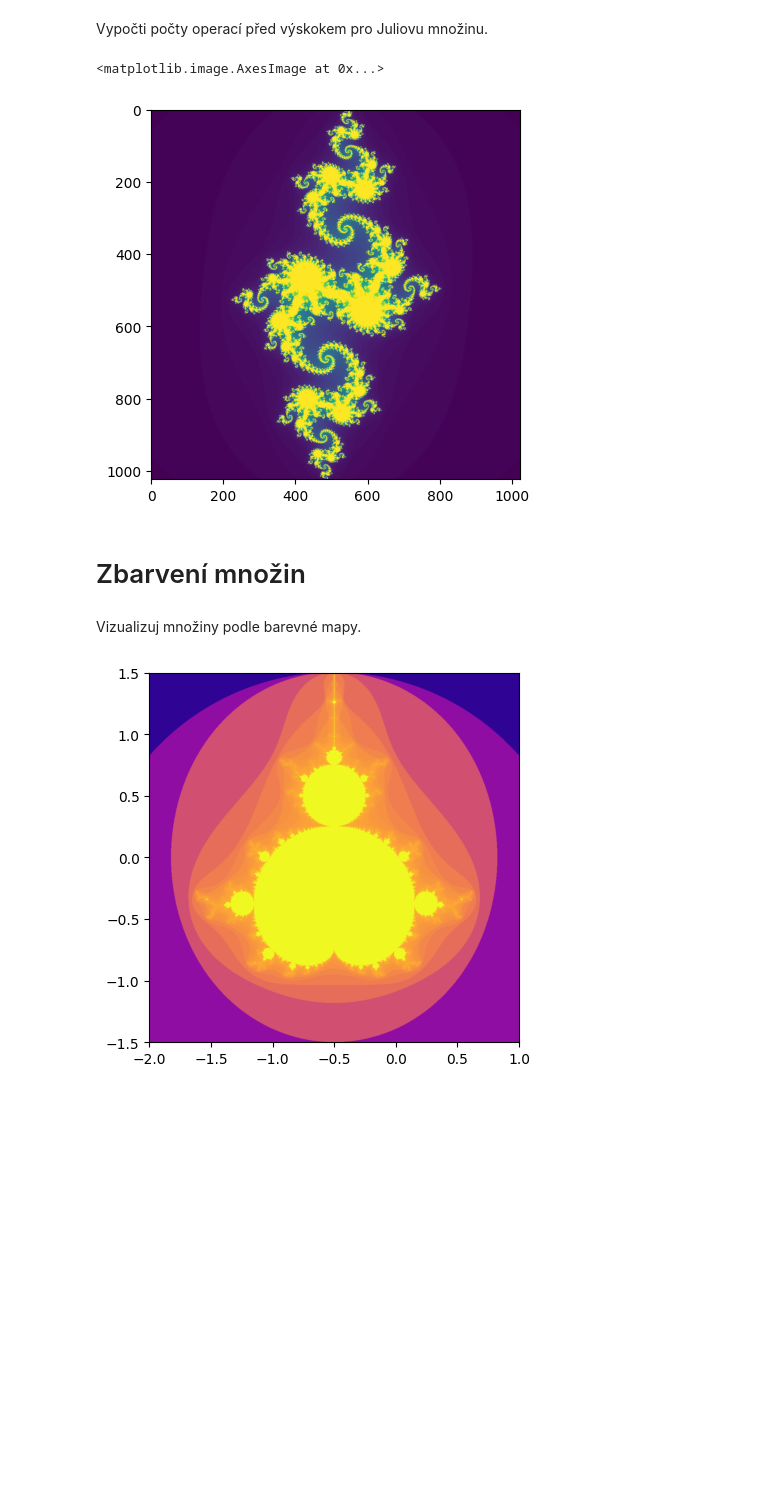
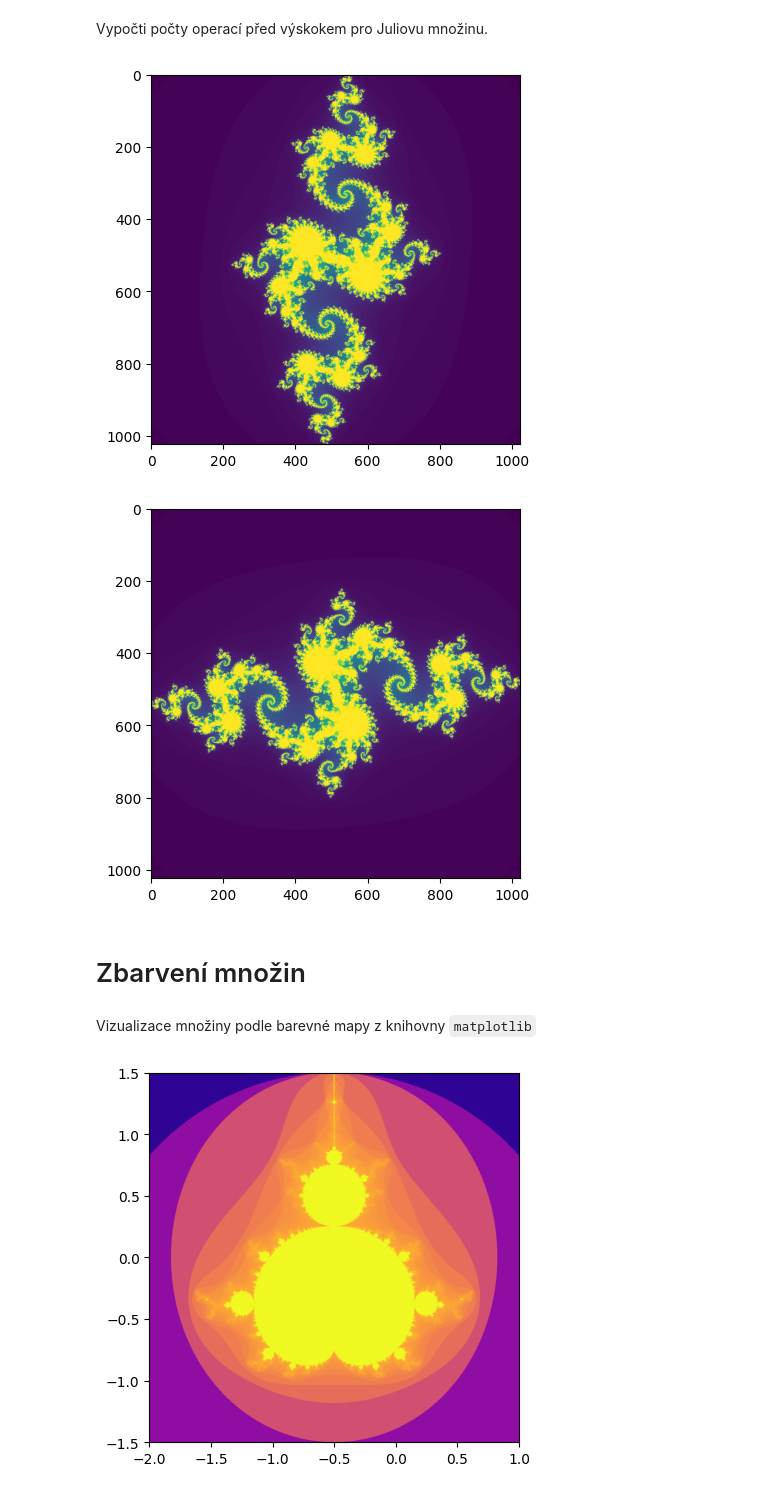
Before and after one commit to tynberry/vvp_projekt, a Jupyter notebook: examples/examples.ipynb, the cells around one changed output. Drawn from its saved outputs; the diff is of its cells as text; code cells hidden in the pictures; blank space fills up the shorter version.

```diff
--- a/examples/examples.ipynb
+++ b/examples/examples.ipynb
@@ -26,16 +34,21 @@ Vypočti počty operací před výskokem pro Juliovu množinu.
 # %%
 #vytvoř výstupní množinu pro juliovu množinu
 jul = np.zeros((1024, 1024), dtype=np.int32)
 #vygeneruj Juliovu množinu
 mb.julia_set(0.0, 3 + 3j, -0.8 + 0.156j, 100, jul)
+# vykresli pravý obsah matice
 plt.imshow(jul)
+plt.show()
+# vykresli transponovaný obsah matice
+plt.imshow(jul.T)
+plt.show()
 # %% [output]
-<matplotlib.image.AxesImage at 0x...>
 [figure]
+[figure, added]
 # %% [markdown]
 # Zbarvení množin
 # %% [markdown]
-Vizualizuj množiny podle barevné mapy.
+Vizualizace množiny podle barevné mapy z knihovny `matplotlib`
 # %%
 #vizualizuj ji
 mb.visual(man, 100, -0.5, 3 + 3j, "plasma")
```
Also changed, not shown: parts of 3 cells of this notebook.
